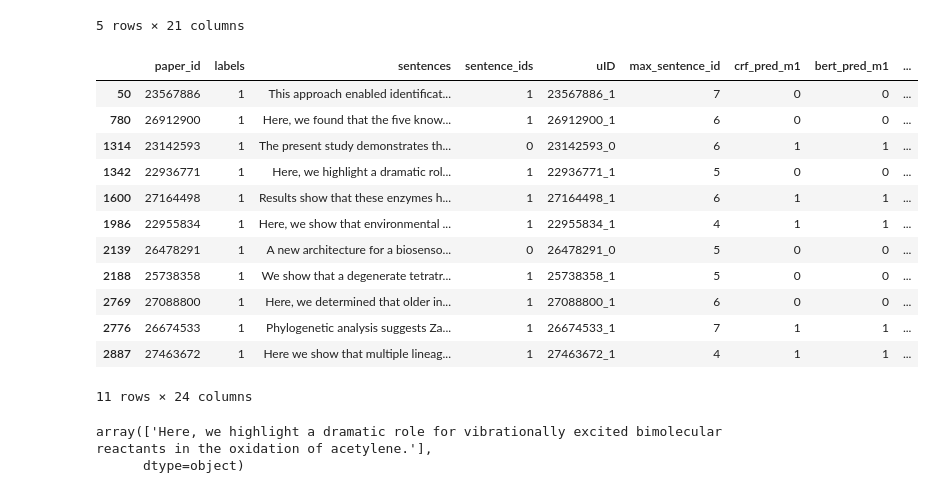
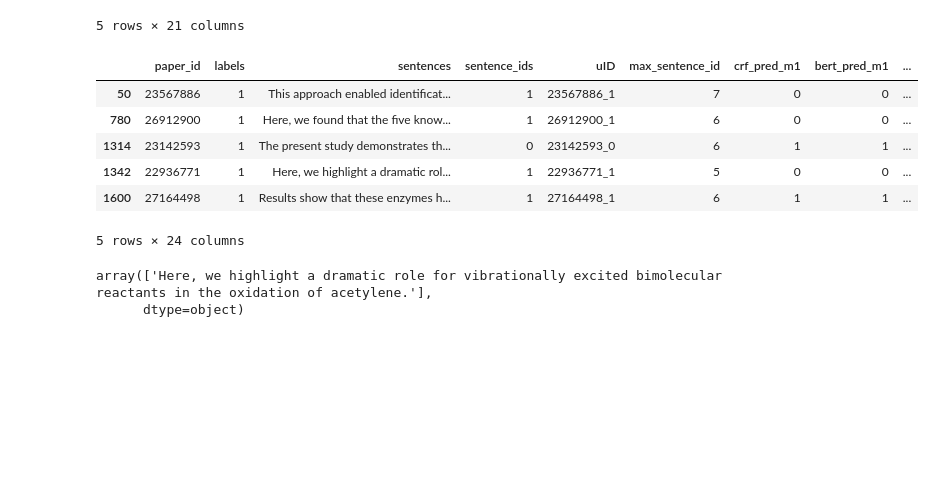
Before and after one commit to kelheinz/NLP_Claim_Detection, a Jupyter notebook: Model_Results_Evaluation.ipynb, the cells around one changed output. Saved outputs shown, nothing was run; the diff lists cells and outputs as text; code cells hidden in the pictures; blank space fills up the shorter version.

```diff
--- a/Model_Results_Evaluation.ipynb
+++ b/Model_Results_Evaluation.ipynb
@@ -176,21 +186,15 @@ val_df['sum_bert_score'] = val_df['bert_pred_m1'] + val_df['bert_pred_t1'] + val
 val_df['sum_crf_score'] = val_df['crf_pred_m1'] + val_df['crf_pred_t1'] + val_df['crf_pred_m2'] + val_df['crf_pred_t2'] + val_df['crf_pred_m3'] + val_df['crf_pred_t3']
 # %%
 # Look at claims early in the abstract
-val_df[(val_df['labels']==1) & (val_df['sentence_pos_encoding']==0)]
+val_df[(val_df['labels']==1) & (val_df['sentence_pos_encoding']==0)].head()
 # %% [output]
 |  | paper_id | labels | sentences | sentence_ids | uID | max_sentence_id | crf_pred_m1 | bert_pred_m1 | ... |
 | 50 | 23567886 | 1 | This approach enabled identificat... | 1 | 23567886_1 | 7 | 0 | 0 | ... |
 | 780 | 26912900 | 1 | Here, we found that the five know... | 1 | 26912900_1 | 6 | 0 | 0 | ... |
 | 1314 | 23142593 | 1 | The present study demonstrates th... | 0 | 23142593_0 | 6 | 1 | 1 | ... |
 | 1342 | 22936771 | 1 | Here, we highlight a dramatic rol... | 1 | 22936771_1 | 5 | 0 | 0 | ... |
 | 1600 | 27164498 | 1 | Results show that these enzymes h... | 1 | 27164498_1 | 6 | 1 | 1 | ... |
-| 1986 | 22955834 | 1 | Here, we show that environmental ... | 1 | 22955834_1 | 4 | 1 | 1 | ... |
-| 2139 | 26478291 | 1 | A new architecture for a biosenso... | 0 | 26478291_0 | 5 | 0 | 0 | ... |
-| 2188 | 25738358 | 1 | We show that a degenerate tetratr... | 1 | 25738358_1 | 5 | 0 | 0 | ... |
-| 2769 | 27088800 | 1 | Here, we determined that older in... | 1 | 27088800_1 | 6 | 0 | 0 | ... |
-| 2776 | 26674533 | 1 | Phylogenetic analysis suggests Za... | 1 | 26674533_1 | 7 | 1 | 1 | ... |
-| 2887 | 27463672 | 1 | Here we show that multiple lineag... | 1 | 27463672_1 | 4 | 1 | 1 | ... |
-11 rows × 24 columns
+5 rows × 24 columns
 # %%
 # Example claim from early in abstract
 val_df[val_df['uID']=='22936771_1'].sentences.values
```
Also changed, not shown: parts of 18 cells of this notebook.
